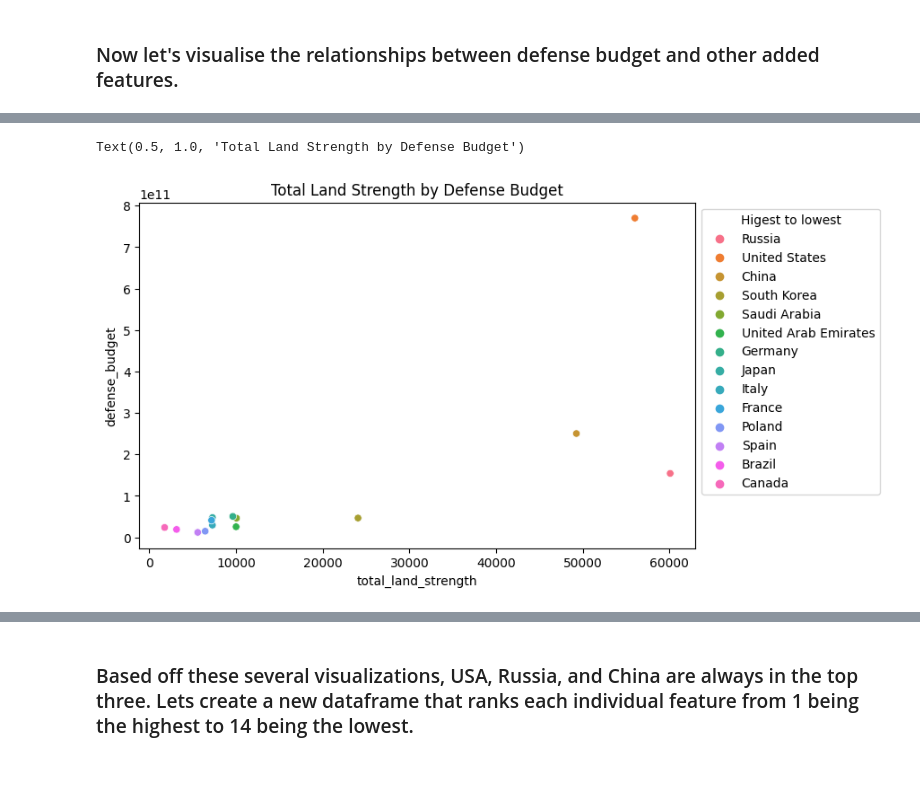
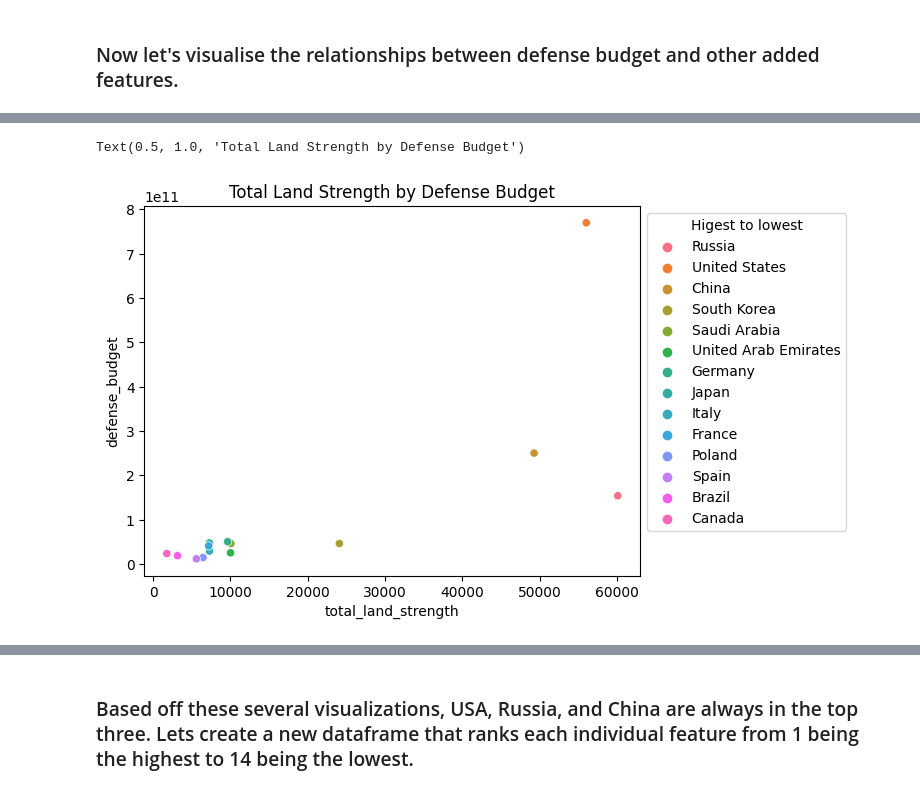
Before and after one commit to raycerna/military-firepower, a Jupyter notebook: final_report.ipynb, the cells around one changed output, grey strips where cells are left out. Cells and saved outputs as stored; diff of their text form; code cells hidden in the pictures.

```diff
--- a/final_report.ipynb
+++ b/final_report.ipynb
@@ -148,10 +148,9 @@ Text(0.5, 1.0, 'Total Sea Strength by Defense Budget')
 # %%
 # plots total land strength by defense budget with hue of country.
-plt.figure(figsize = (8,5))
 sns.scatterplot(x='total_land_strength', y='defense_budget', hue='country',
                 data=train.sort_values('total_land_strength',ascending=False))
 plt.legend(loc = 2, bbox_to_anchor = (1,1), title='Higest to lowest')
 plt.title("Total Land Strength by Defense Budget")
 # %% [output]
 Text(0.5, 1.0, 'Total Land Strength by Defense Budget')
-[figure, old version]
+[figure, new version]
```
Also changed, not shown: parts of 45 cells of this notebook.
